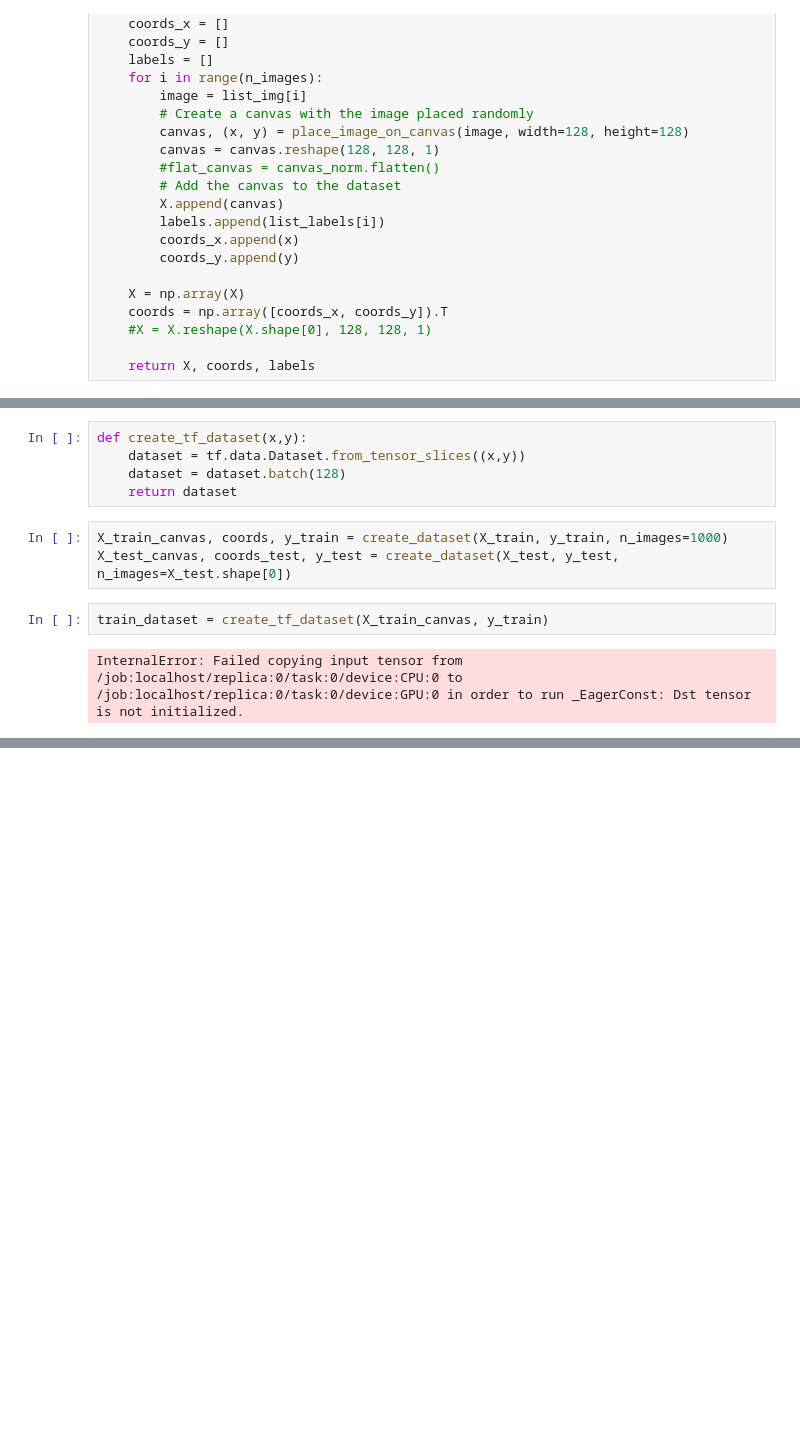
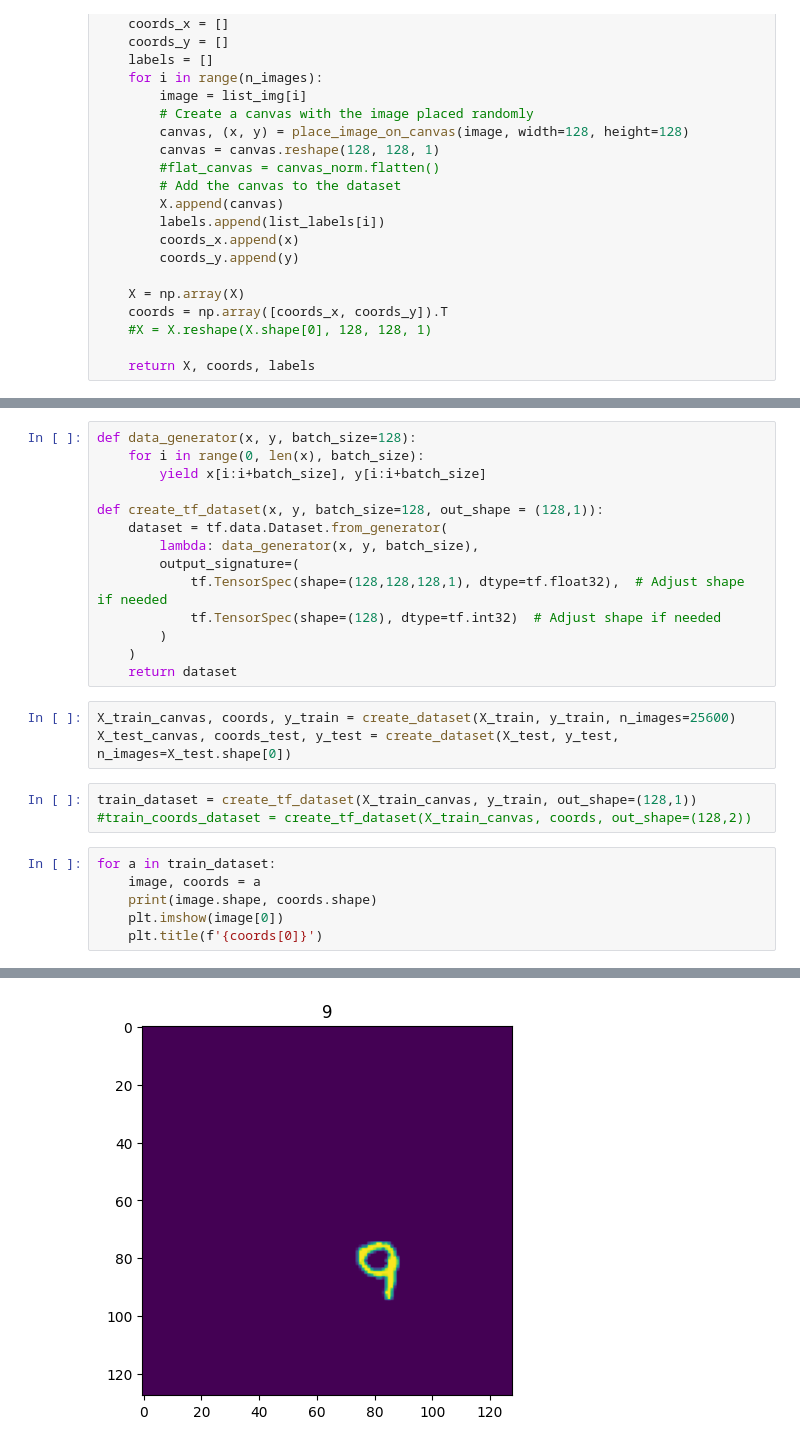
Before and after one commit to alessio-maffioletti/matura, a Jupyter notebook: create_dataset.ipynb, the cells around one changed output, grey strips where cells are left out. Drawn from its saved outputs; the diff is of its cells as text; blank space fills up the shorter version.

```diff
--- a/create_dataset.ipynb
+++ b/create_dataset.ipynb
@@ -90,13 +92,28 @@ def write_in_batches(data, filename, batch_size=100):
             writer.write(tf_example.SerializeToString())
-# %%
-def create_tf_dataset(x,y):
-    dataset = tf.data.Dataset.from_tensor_slices((x,y))
-    dataset = dataset.batch(128)
-    return dataset
+# %%
+def data_generator(x, y, batch_size=128):
+    for i in range(0, len(x), batch_size):
+        yield x[i:i+batch_size], y[i:i+batch_size]
+
+def create_tf_dataset(x, y, batch_size=128, out_shape = (128,1)):
+    dataset = tf.data.Dataset.from_generator(
+        lambda: data_generator(x, y, batch_size),
+        output_signature=(
+            tf.TensorSpec(shape=(128,128,128,1), dtype=tf.float32),  # Adjust shape if needed
+            tf.TensorSpec(shape=(128), dtype=tf.int32)  # Adjust shape if needed
+        )
+    )
+    return dataset
 # %%
-X_train_canvas, coords, y_train = create_dataset(X_train, y_train, n_images=1000)
+X_train_canvas, coords, y_train = create_dataset(X_train, y_train, n_images=25600)
 X_test_canvas, coords_test, y_test = create_dataset(X_test, y_test, n_images=X_test.shape[0])
-# %%
-train_dataset = create_tf_dataset(X_train_canvas, y_train)
-# %% [output]
-InternalError: Failed copying input tensor from /job:localhost/replica:0/task:0/device:CPU:0 to /job:localhost/replica:0/task:0/device:GPU:0 in order to run _EagerConst: Dst tensor is not initialized.
+# %%
+train_dataset = create_tf_dataset(X_train_canvas, y_train, out_shape=(128,1))
+#train_coords_dataset = create_tf_dataset(X_train_canvas, coords, out_shape=(128,2))
+# %%
+for a in train_dataset:
+    image, coords = a
+    print(image.shape, coords.shape)
+    plt.imshow(image[0])
+    plt.title(f'{coords[0]}')
+# %% [output]
@@ -103,2 +137,3 @@ InternalError: Failed copying input tensor from /job:localhost/replica:0/task:0/
+[figure, added]
 # %%
 write_in_batches(train_dataset, 'train.tfrecord')
```
Also changed, not shown: parts of 5 cells of this notebook, 5 other files.
